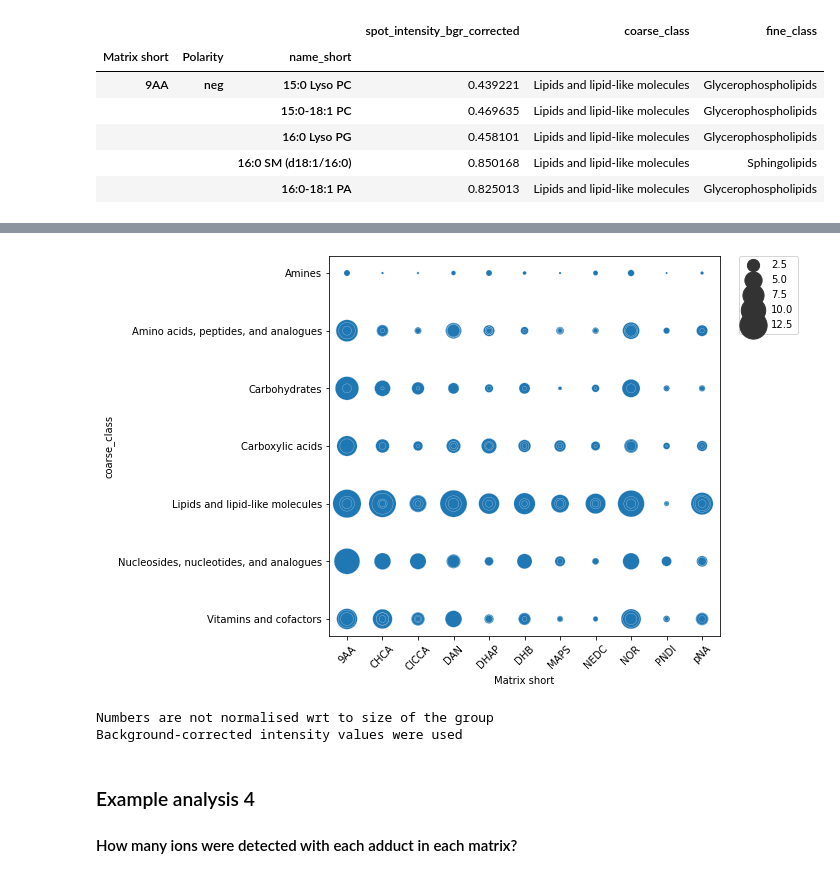
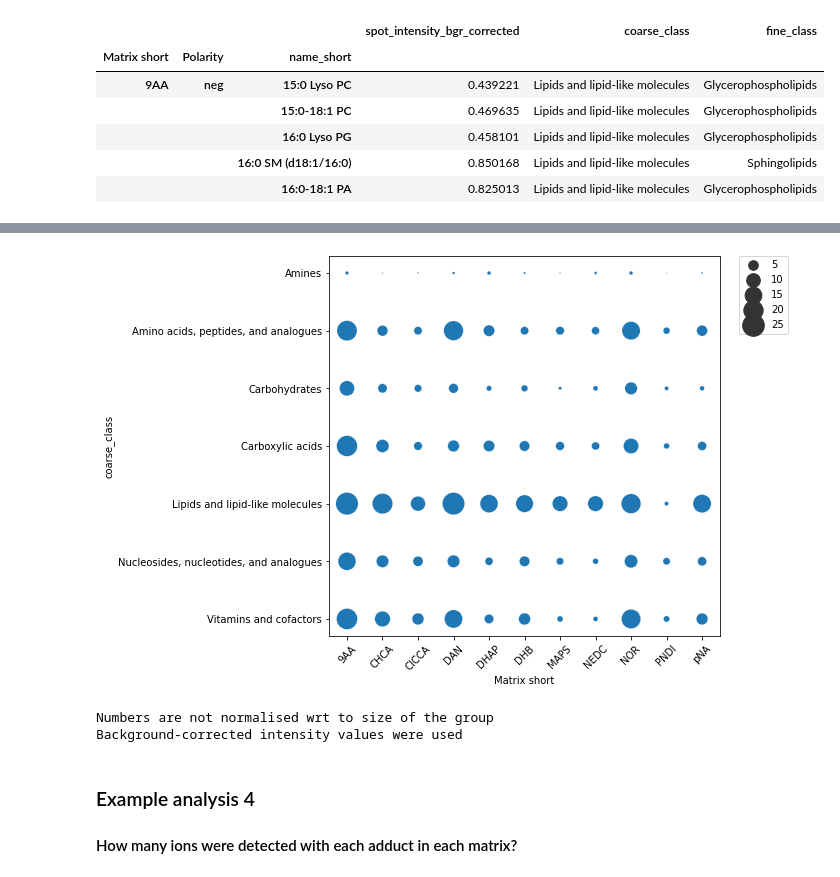
Before and after one commit to saharuka/metabolite_detectability, a Jupyter notebook: spotting/analysis/20_matrices/5_data_analysis/how_to_merge_data.ipynb, the cells around one changed output, grey strips where cells are left out. Saved outputs shown, nothing was run; the diff lists cells and outputs as text; code cells hidden in the pictures.

Commit message:
Fix plots

```diff
--- a/spotting/analysis/20_matrices/5_data_analysis/how_to_merge_data.ipynb
+++ b/spotting/analysis/20_matrices/5_data_analysis/how_to_merge_data.ipynb
@@ -297,8 +297,8 @@ agg_data3.head()
 |  |  | 16:0-18:1 PA | 0.825013 | Lipids and lipid-like molecules | Glycerophospholipids |
 # %%
 # Calculate sum intensity in each class
-result3 = agg_data3.groupby(['Matrix short', 'Polarity', 'coarse_class', 'fine_class']).agg({
+result3 = agg_data3.groupby(['Matrix short', 'Polarity', 'coarse_class']).agg({
     'spot_intensity_bgr_corrected' : 'sum'
 }).reset_index()
-result3.head()
+result3
 # %% [output]
@@ -311,16 +318,16 @@ result3.head()
 # %%
 plot_data_filtered = result3[result3.Polarity == 'neg']
 plt.figure(figsize=(7,7))
 
-sns.scatterplot(data=plot_data_filtered, x='Matrix short', y='coarse_class', size='spot_intensity_bgr_corrected', sizes=(1,800))
+sns.scatterplot(data=plot_data_filtered, x='Matrix short', y='coarse_class', size='spot_intensity_bgr_corrected', sizes=(1,500))
 plt.xticks(rotation=45)
 plt.legend(bbox_to_anchor=(1.05, 1), loc='upper left', borderaxespad=0)
 plt.show()
 
 print("Numbers are not normalised wrt to size of the group")
 print("Background-corrected intensity values were used")
 # %% [output]
-[figure, old version]
+[figure, new version]
 Numbers are not normalised wrt to size of the group
 Background-corrected intensity values were used
 # %% [markdown]
```
Also changed, not shown: parts of 4 cells of this notebook.
